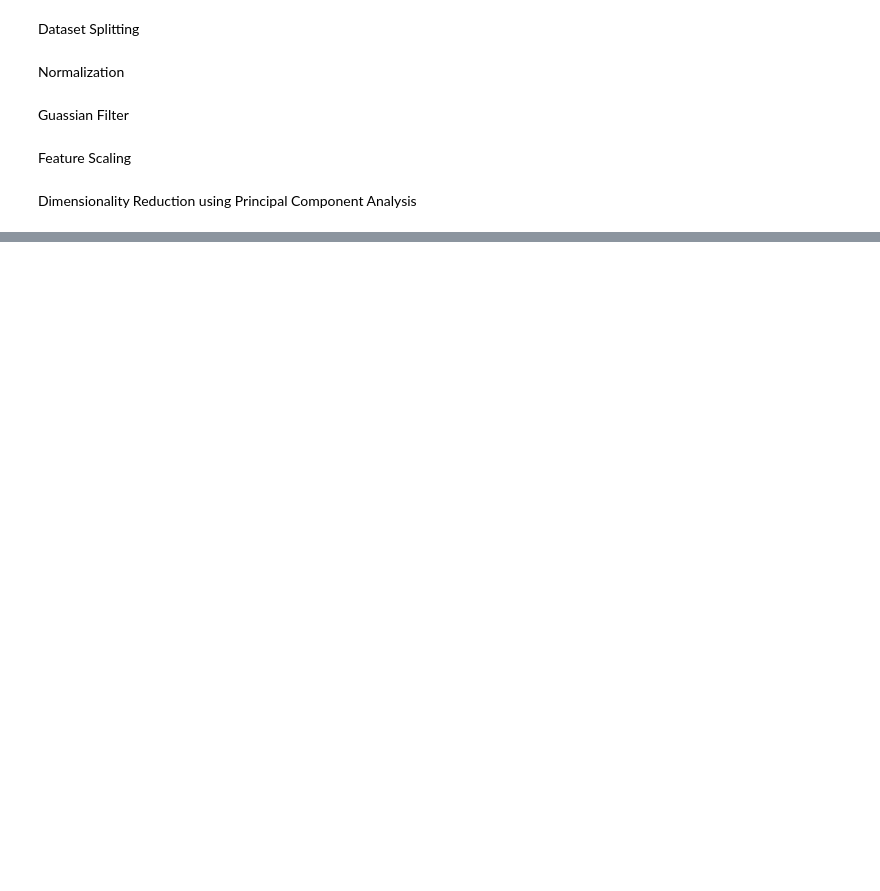
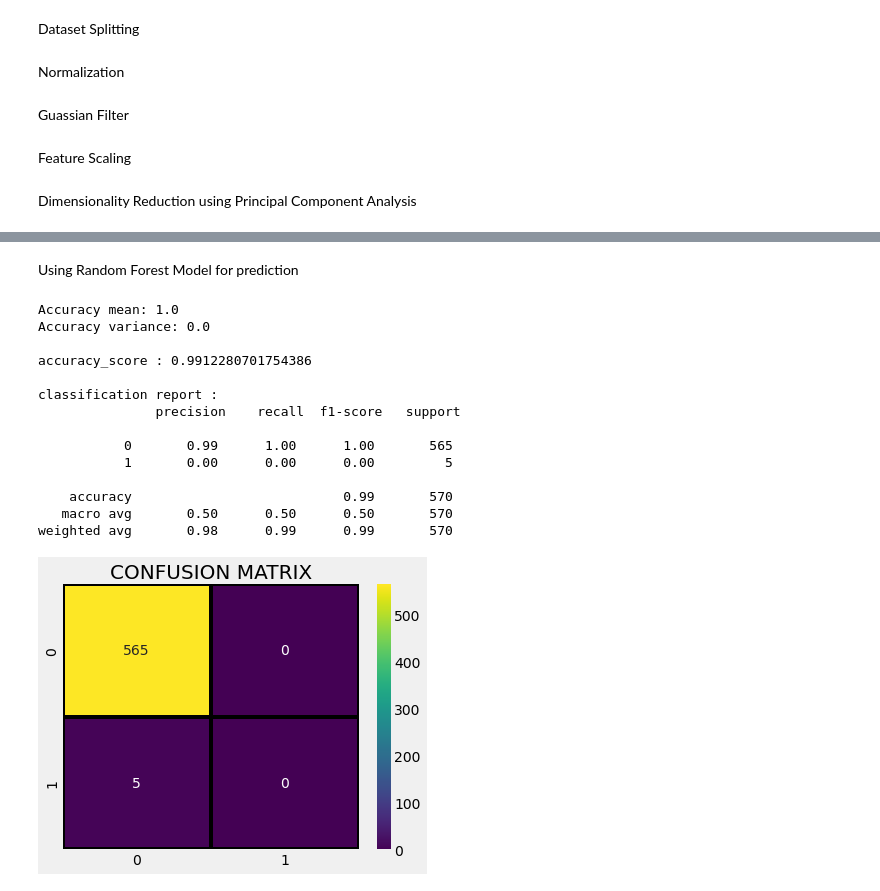
Before and after one commit to Shoumpy/exoplanet-detection-using-machine-learning, a Jupyter notebook: Exoplanet Detection.ipynb, the cells around one changed output, grey strips where cells are left out. Saved outputs shown, nothing was run; the diff lists cells and outputs as text; code cells hidden in the pictures; blank space fills up the shorter version.

```diff
--- a/Exoplanet Detection.ipynb
+++ b/Exoplanet Detection.ipynb
@@ -120,0 +187,22 @@ plt.show()
+# %% [markdown]
+Using Random Forest Model for prediction
+# %%
+from sklearn.ensemble import RandomForestClassifier
+rf_classifier = RandomForestClassifier()
+model(rf_classifier,x_train_res,y_train_res,x_test,y_test)
+# %% [output]
+Accuracy mean: 1.0
+Accuracy variance: 0.0
+
+accuracy_score : 0.9912280701754386
+
+classification report :
+               precision    recall  f1-score   support
+
+           0       0.99      1.00      1.00       565
+           1       0.00      0.00      0.00         5
+
+    accuracy                           0.99       570
+   macro avg       0.50      0.50      0.50       570
+weighted avg       0.98      0.99      0.99       570
+[figure, added]
```
Also changed, not shown: parts of 12 cells of this notebook.
